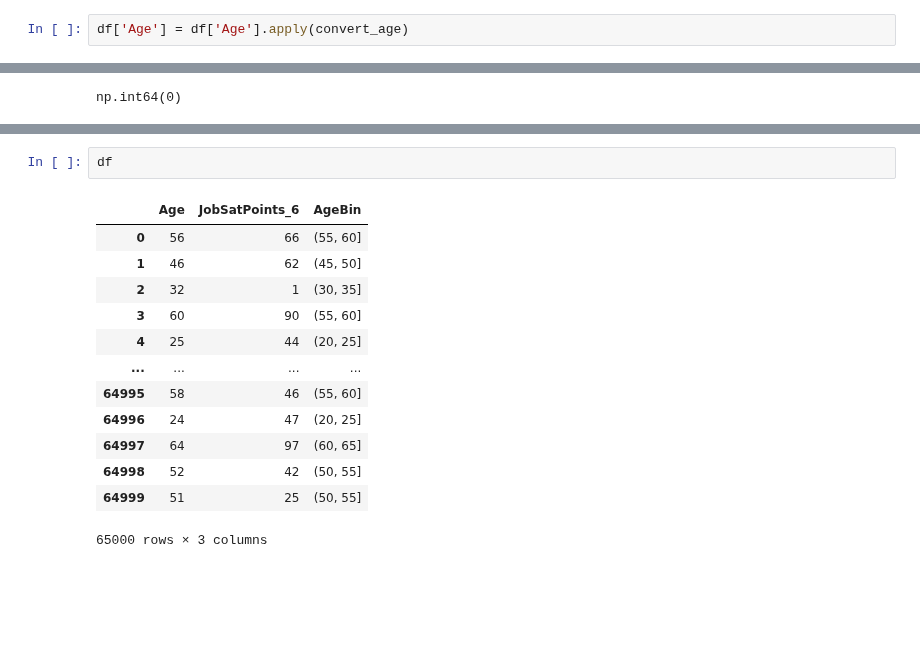
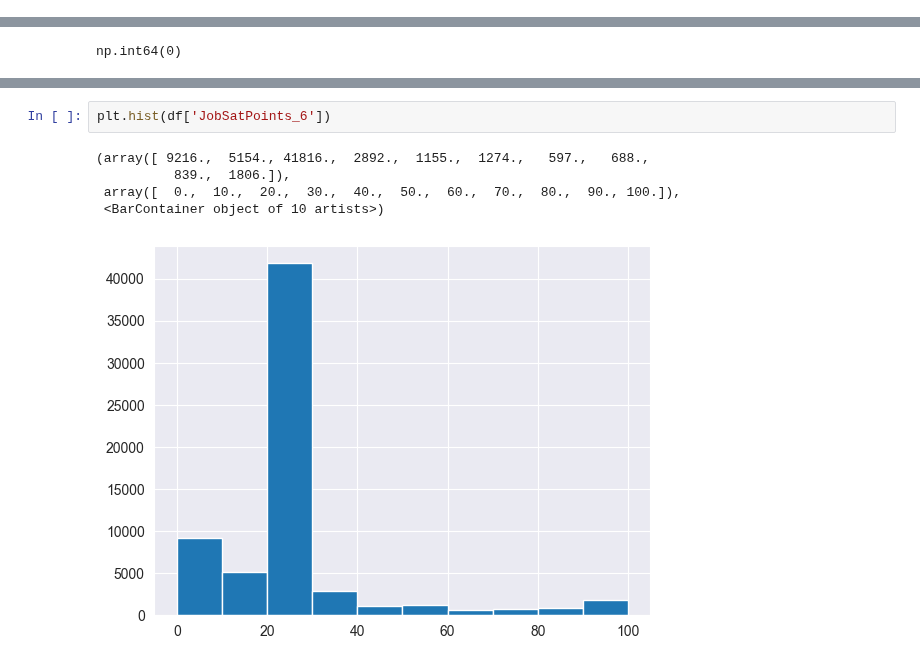
Before and after one commit to Hasan082/Data-Analysis, a Jupyter notebook: Capstone_project/Scatter_Plot_rdms.ipynb, the cells around one changed output, grey strips where cells are left out. Saved outputs shown, nothing was run; the diff lists cells and outputs as text; blank space fills up the shorter version.

```diff
--- a/Capstone_project/Scatter_Plot_rdms.ipynb
+++ b/Capstone_project/Scatter_Plot_rdms.ipynb
@@ -49,2 +27,0 @@ def convert_age(column: str) -> int:
-# %%
-df['Age'] = df['Age'].apply(convert_age)
@@ -96,16 +35,8 @@ plt.show()
-# %%
-df
-# %% [output]
-|  | Age | JobSatPoints_6 | AgeBin |
-| 0 | 56 | 66 | (55, 60] |
-| 1 | 46 | 62 | (45, 50] |
-| 2 | 32 | 1 | (30, 35] |
-| 3 | 60 | 90 | (55, 60] |
-| 4 | 25 | 44 | (20, 25] |
-| ... | ... | ... | ... |
-| 64995 | 58 | 46 | (55, 60] |
-| 64996 | 24 | 47 | (20, 25] |
-| 64997 | 64 | 97 | (60, 65] |
-| 64998 | 52 | 42 | (50, 55] |
-| 64999 | 51 | 25 | (50, 55] |
-65000 rows × 3 columns
+# %%
+plt.hist(df['JobSatPoints_6'])
+# %% [output]
+(array([ 9216.,  5154., 41816.,  2892.,  1155.,  1274.,   597.,   688.,
+          839.,  1806.]),
+ array([  0.,  10.,  20.,  30.,  40.,  50.,  60.,  70.,  80.,  90., 100.]),
+ <BarContainer object of 10 artists>)
+[figure, added]
```
Also changed, not shown: parts of 7 cells of this notebook.
